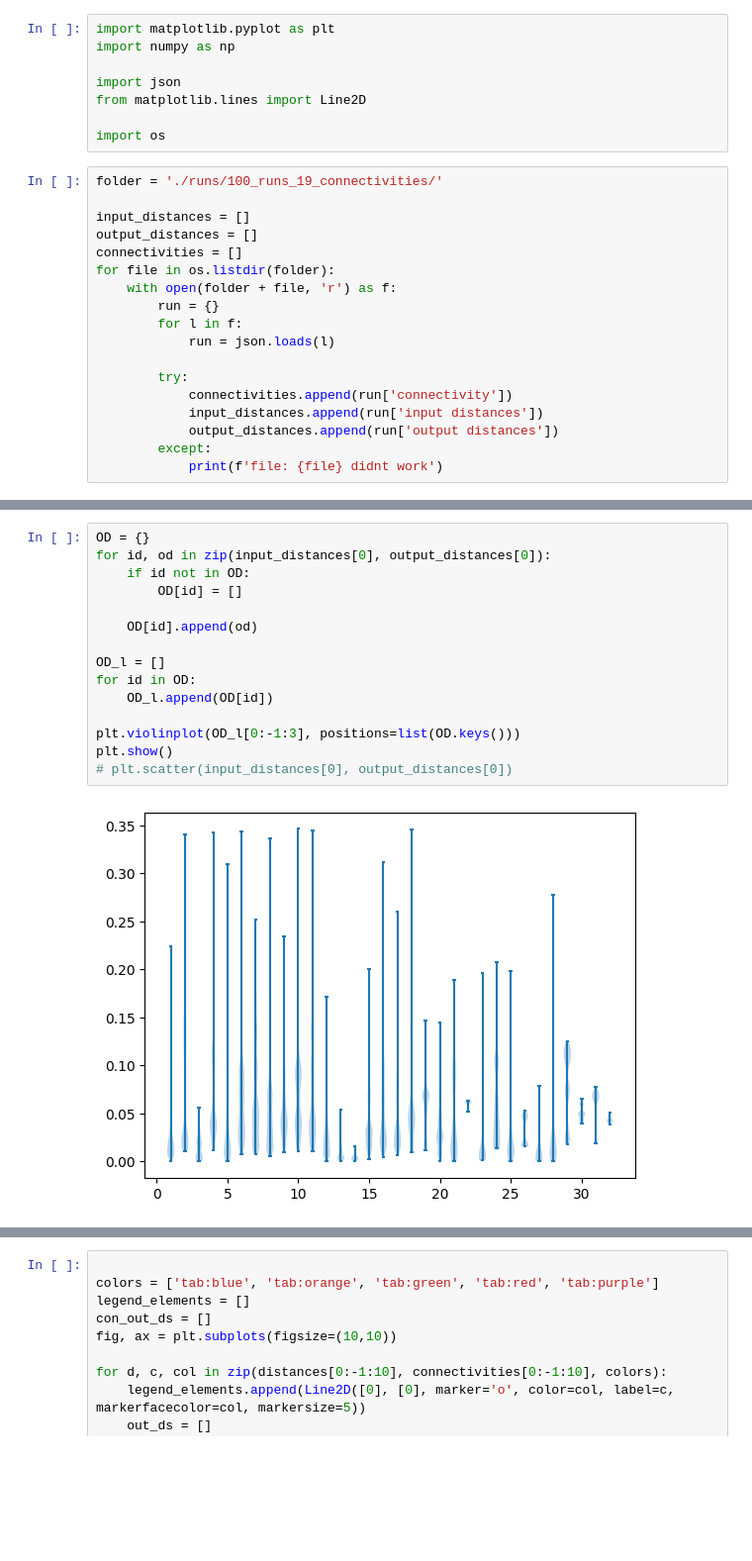
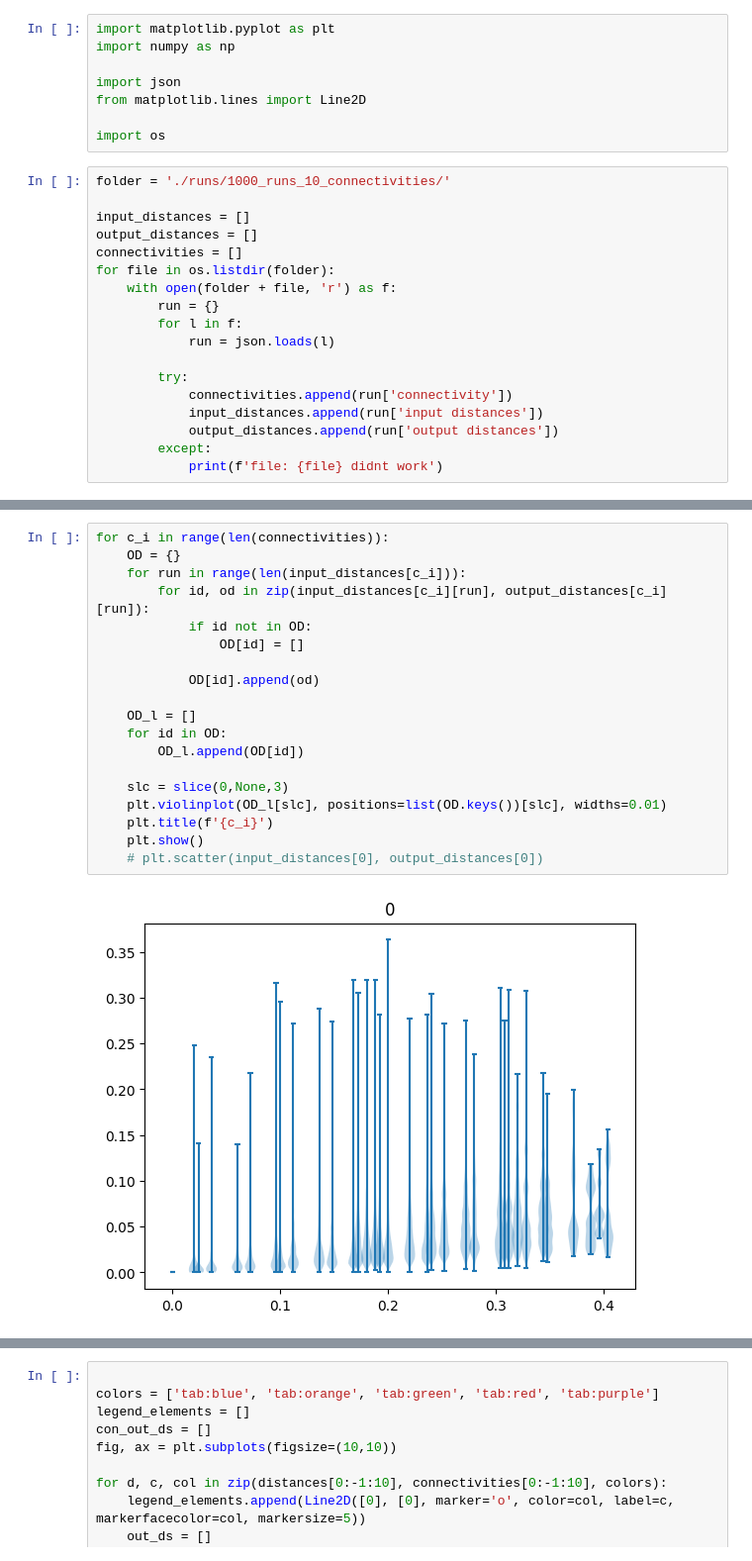
Before and after one commit to rfebbo/SNN_DPE, a Jupyter notebook: Papers/hamming_distance/plot.ipynb, the cells around one changed output, grey strips where cells are left out. Shown at 99% size. Drawn from its saved outputs; the diff is of its cells as text; blank space fills up the shorter version.

Commit message:
updated demo with plots

```diff
--- a/Papers/hamming_distance/plot.ipynb
+++ b/Papers/hamming_distance/plot.ipynb
@@ -7,7 +7,7 @@ from matplotlib.lines import Line2D
 
 import os
 # %%
-folder = './runs/100_runs_19_connectivities/'
+folder = './runs/1000_runs_10_connectivities/'
 
 input_distances = []
 output_distances = []
@@ -29,17 +35,21 @@ file: 2024-01-04 10:33:45.689696 didnt work
 # %%
-OD = {}
-for id, od in zip(input_distances[0], output_distances[0]):
-    if id not in OD:
-        OD[id] = []
+for c_i in range(len(connectivities)):
+    OD = {}
+    for run in range(len(input_distances[c_i])):
+        for id, od in zip(input_distances[c_i][run], output_distances[c_i][run]):
+            if id not in OD:
+                OD[id] = []
 
-    OD[id].append(od)
+            OD[id].append(od)
 
-OD_l = []
-for id in OD:
-    OD_l.append(OD[id])
+    OD_l = []
+    for id in OD:
+        OD_l.append(OD[id])
 
-plt.violinplot(OD_l[0:-1:3], positions=list(OD.keys()))
-plt.show()
-# plt.scatter(input_distances[0], output_distances[0])
+    slc = slice(0,None,3)
+    plt.violinplot(OD_l[slc], positions=list(OD.keys())[slc], widths=0.01)
+    plt.title(f'{c_i}')
+    plt.show()
+    # plt.scatter(input_distances[0], output_distances[0])
 # %% [output]
-[figure, old version]
+[figure, new version]
```
Also changed, not shown: parts of 5 cells of this notebook, 4 other files.
